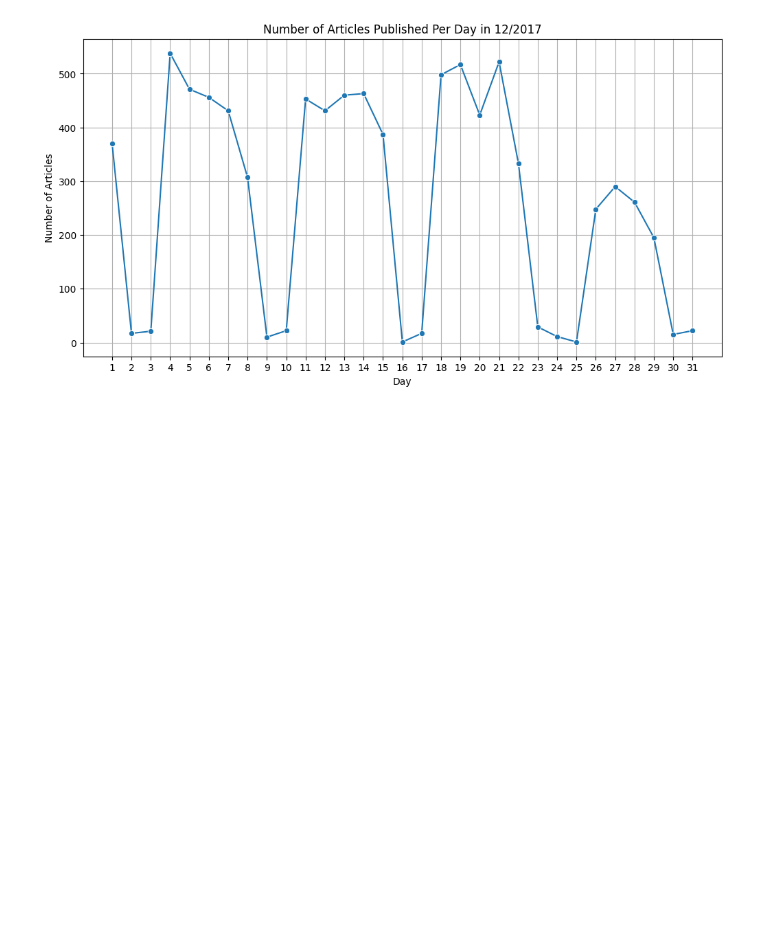
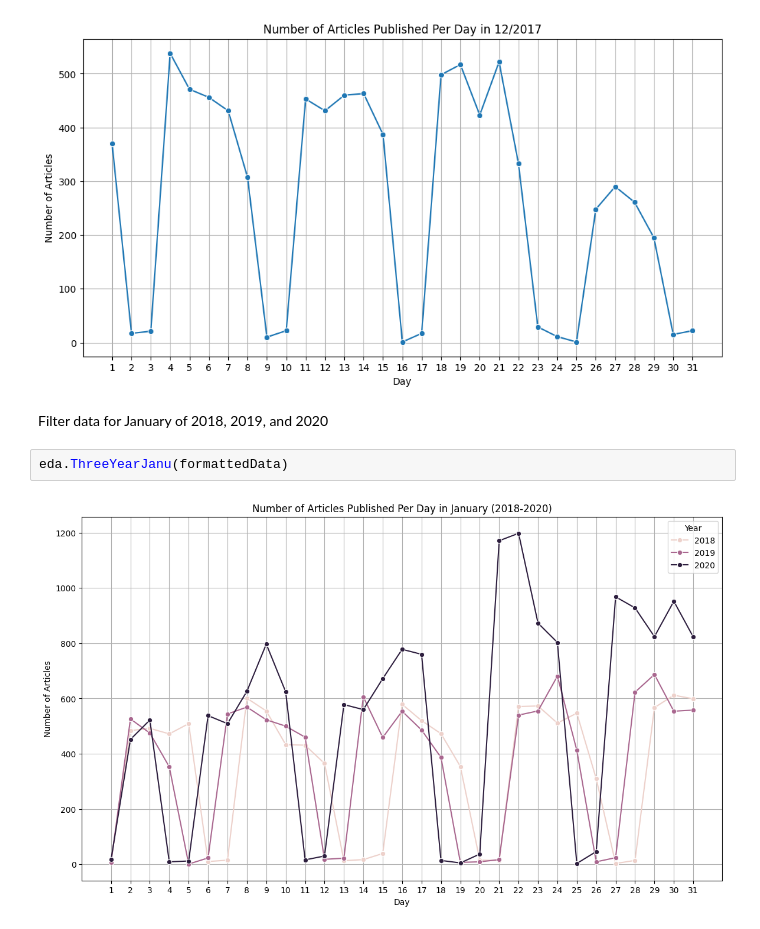
Before and after one commit to Tsegaye16/10-Accademy-week-1, a Jupyter notebook: notebooks/model.ipynb, the cells around one changed output. Saved outputs shown, nothing was run; the diff lists cells and outputs as text; blank space fills up the shorter version.

```diff
--- a/notebooks/model.ipynb
+++ b/notebooks/model.ipynb
@@ -187,3 +200,9 @@ eda.DailyArticlesPublishedEachMonth(formattedData)
 [figure]
 [figure]
 [figure]
+# %% [markdown]
+Filter data for January of 2018, 2019, and 2020
+# %%
+eda.ThreeYearJanu(formattedData)
+# %% [output]
+[figure, added]
```
Also changed, not shown: parts of 41 cells of this notebook, 2 other files.
